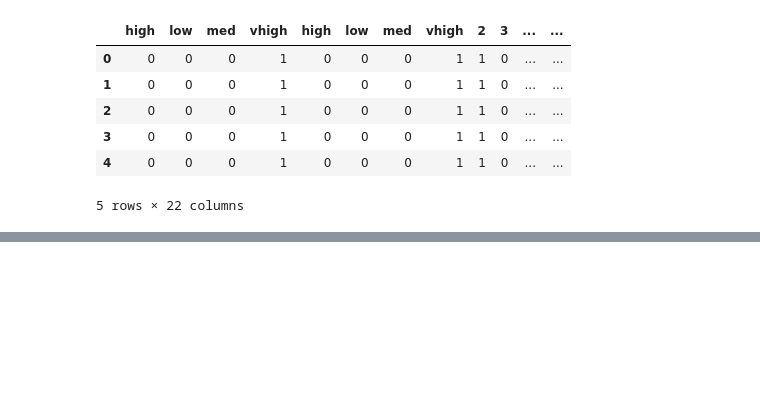
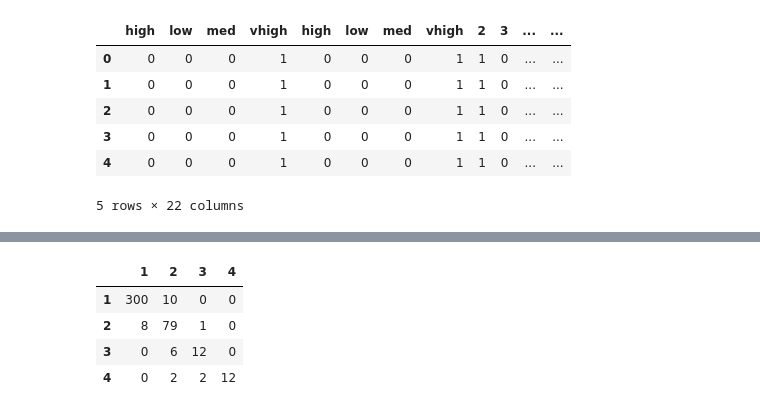
Before and after one commit to edimaudo/Python-projects, a Jupyter notebook: portfolio/car/car_evaluation.ipynb, the cells around one changed output, grey strips where cells are left out. Cells and saved outputs as stored; diff of their text form; code cells hidden in the pictures; blank space fills up the shorter version.

```diff
--- a/portfolio/car/car_evaluation.ipynb
+++ b/portfolio/car/car_evaluation.ipynb
@@ -161,0 +175,19 @@ ValueError: Unknown label type: 'unknown'
+# %%
+#perform on test data
+model = random_forest.fit(X_train, y_train)
+model.fit(X_train, y_train)
+
+y_predict = model.predict(X_test)
+# %%
+#perform confusion matrix
+pd.DataFrame(
+    confusion_matrix(y_test, y_predict),
+    columns=["1", "2","3","4"],
+    index=["1", "2","3","4"]
+)
+# %% [output]
+|  | 1 | 2 | 3 | 4 |
+| 1 | 300 | 10 | 0 | 0 |
+| 2 | 8 | 79 | 1 | 0 |
+| 3 | 0 | 6 | 12 | 0 |
+| 4 | 0 | 2 | 2 | 12 |
```
Also changed, not shown: parts of 10 cells of this notebook.
